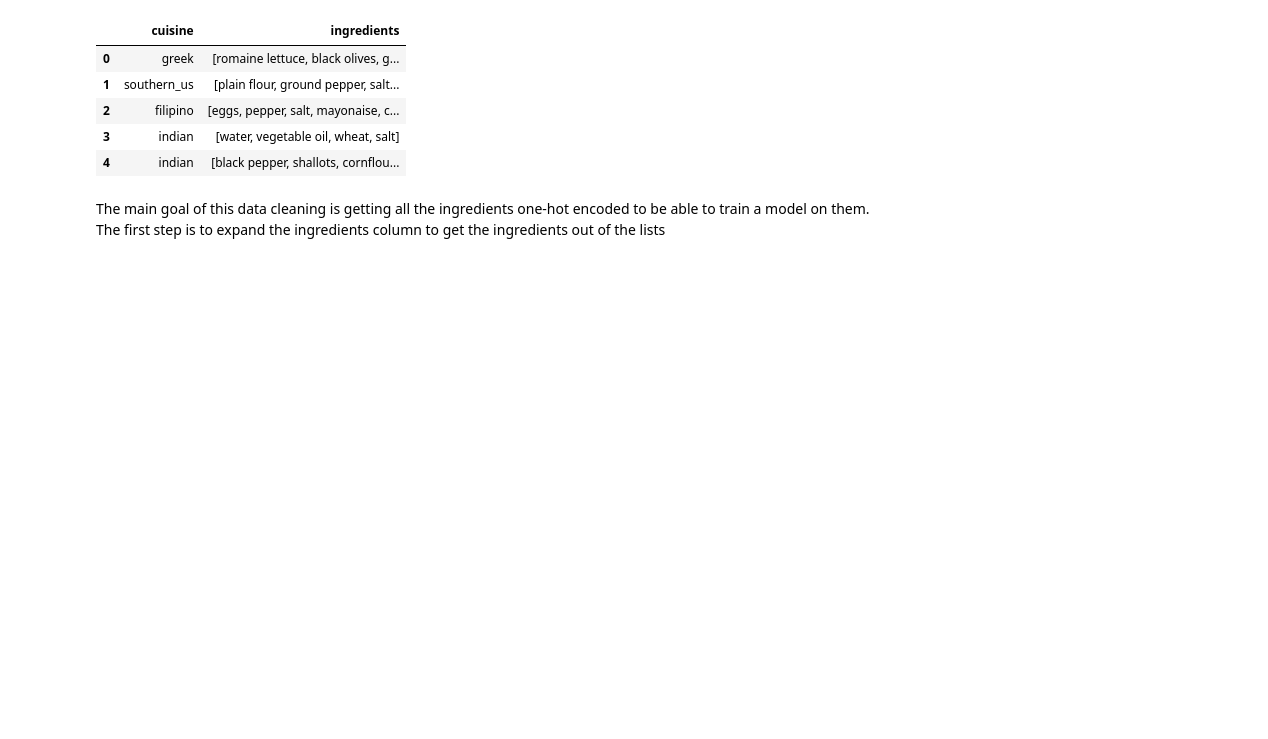
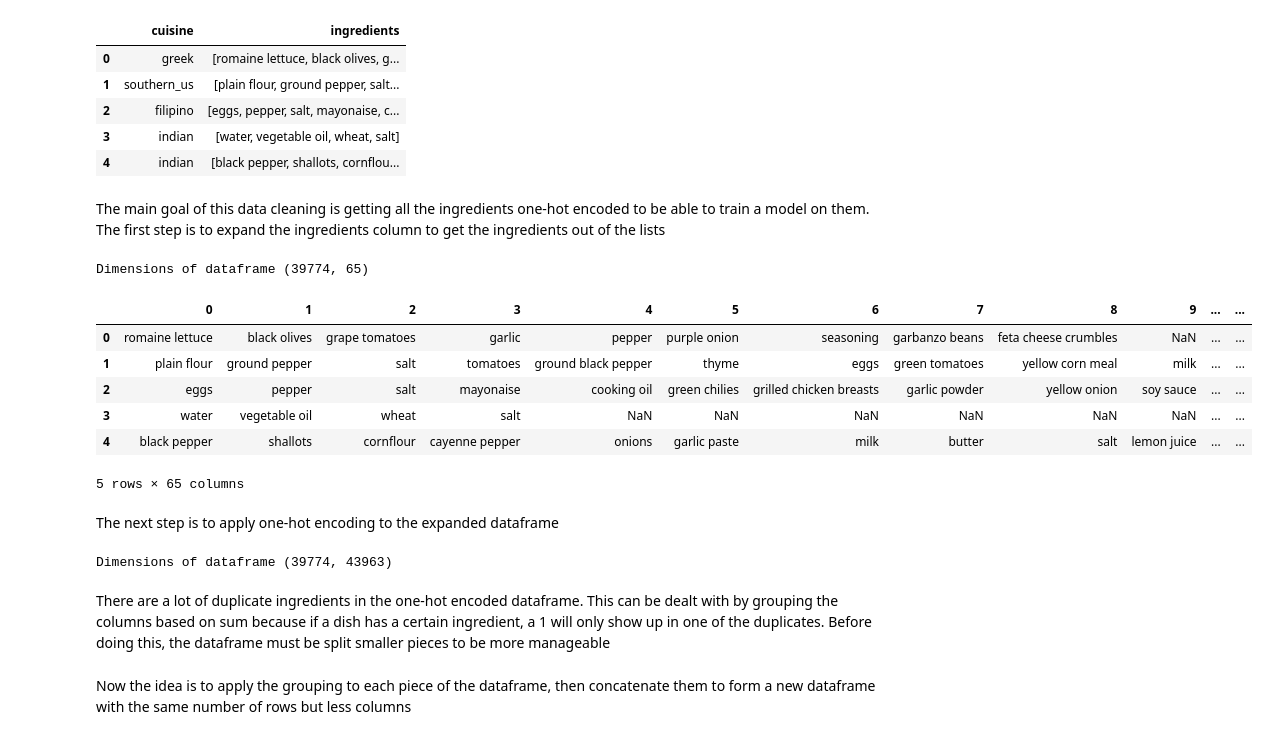
Before and after one commit to josh2894/Josh-Guo-Data-Science, a Jupyter notebook: Foods Project/Foods Project.ipynb, the cells around one changed output. Drawn from its saved outputs; the diff is of its cells as text; code cells hidden in the pictures; blank space fills up the shorter version.

```diff
--- a/Foods Project/Foods Project.ipynb
+++ b/Foods Project/Foods Project.ipynb
@@ -94,3 +94,27 @@ df.head()
 # %% [markdown]
 The main goal of this data cleaning is getting all the ingredients one-hot encoded to be able to train a model on them.
 The first step is to expand the ingredients column to get the ingredients out of the lists
+# %%
+expanded_df = pd.DataFrame(df["ingredients"].apply(pd.Series))
+print("Dimensions of dataframe", expanded_df.shape)
+expanded_df.head()
+# %% [output]
+Dimensions of dataframe (39774, 65)
+|  | 0 | 1 | 2 | 3 | 4 | 5 | 6 | 7 | 8 | 9 | ... | ... |
+| 0 | romaine lettuce | black olives | grape tomatoes | garlic | pepper | purple onion | seasoning | garbanzo beans | feta cheese crumbles | NaN | ... | ... |
+| 1 | plain flour | ground pepper | salt | tomatoes | ground black pepper | thyme | eggs | green tomatoes | yellow corn meal | milk | ... | ... |
+| 2 | eggs | pepper | salt | mayonaise | cooking oil | green chilies | grilled chicken breasts | garlic powder | yellow onion | soy sauce | ... | ... |
+| 3 | water | vegetable oil | wheat | salt | NaN | NaN | NaN | NaN | NaN | NaN | ... | ... |
+| 4 | black pepper | shallots | cornflour | cayenne pepper | onions | garlic paste | milk | butter | salt | lemon juice | ... | ... |
+5 rows × 65 columns
+# %% [markdown]
+The next step is to apply one-hot encoding to the expanded dataframe
+# %%
+expanded_df = pd.get_dummies(expanded_df, prefix="", prefix_sep="")
+print("Dimensions of dataframe", expanded_df.shape)
+# %% [output]
+Dimensions of dataframe (39774, 43963)
+# %% [markdown]
+There are a lot of duplicate ingredients in the one-hot encoded dataframe. This can be dealt with by grouping the columns
+based on sum because if a dish has a certain ingredient, a 1 will only show up in one of the duplicates. Before doing this, the
+dataframe must be split smaller pieces to be more manageable
@@ -96,0 +128,3 @@ The first step is to expand the ingredients column to get the ingredients out of
+# %% [markdown]
+Now the idea is to apply the grouping to each piece of the dataframe, then concatenate them to form a new dataframe with the
+same number of rows but less columns
```
Also changed, not shown: parts of 6 cells of this notebook.
